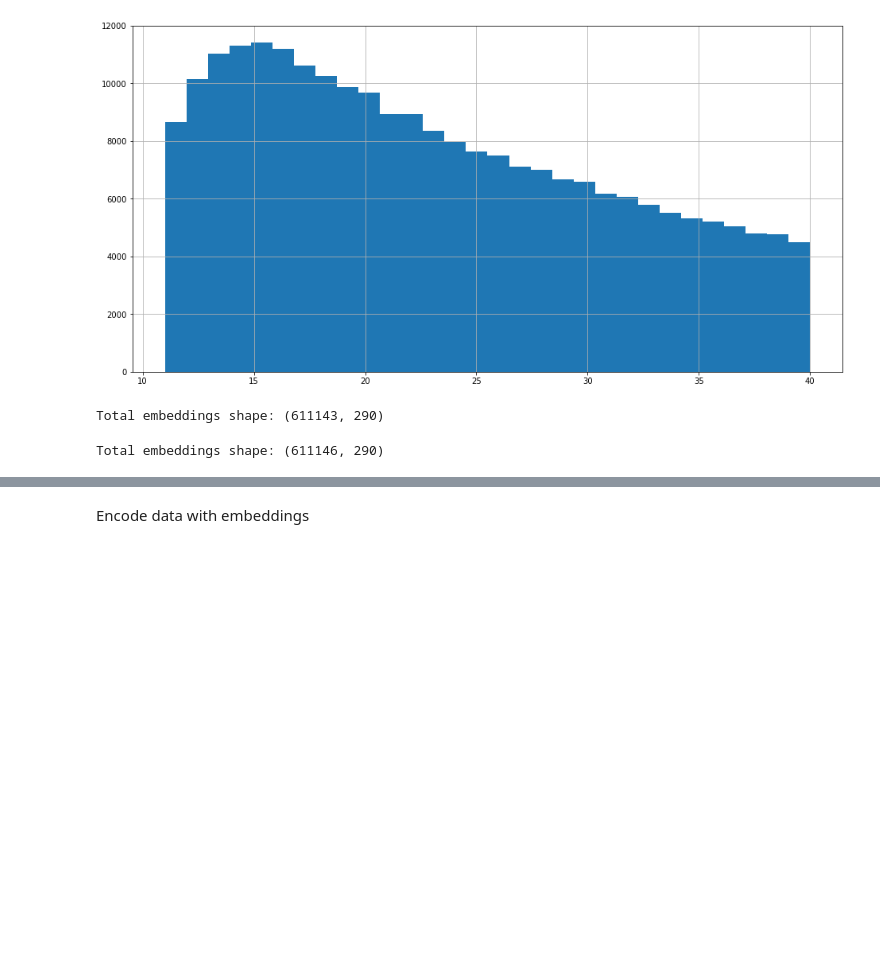
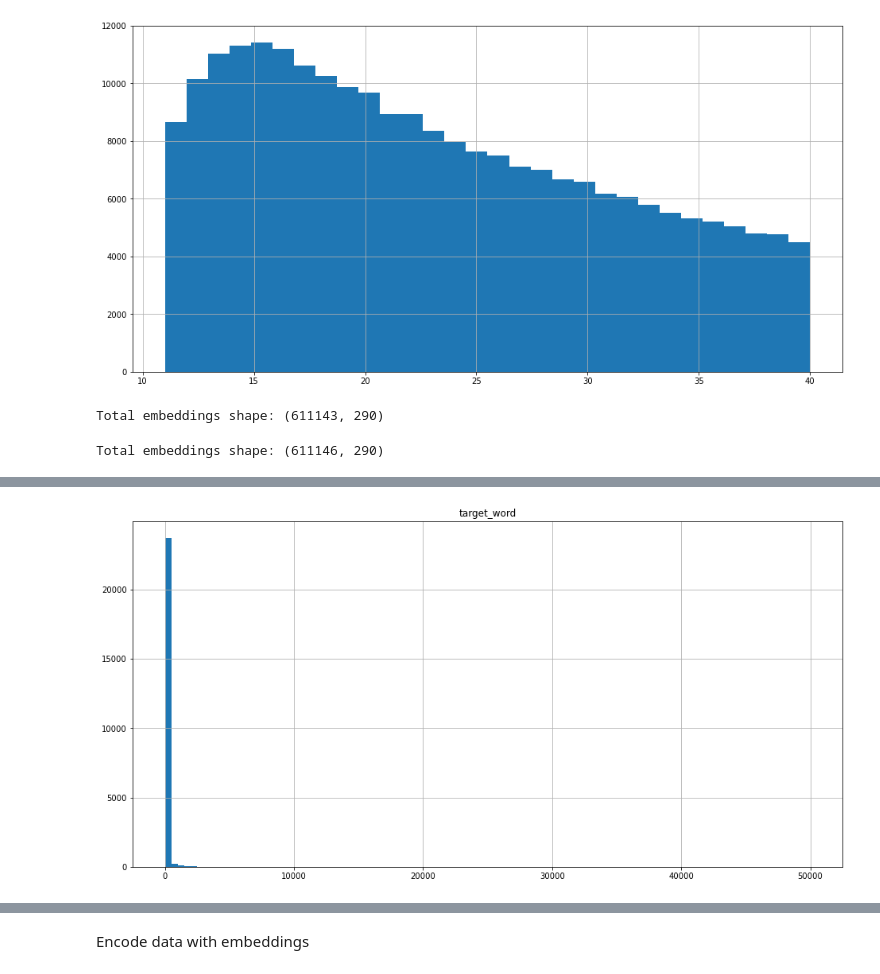
Before and after one commit to MrDVolk/text-generation, a Jupyter notebook: 3. sequential-base-model.ipynb, the cells around one changed output, grey strips where cells are left out. Saved outputs shown, nothing was run; the diff lists cells and outputs as text; code cells hidden in the pictures; blank space fills up the shorter version.

```diff
--- a/3. sequential-base-model.ipynb
+++ b/3. sequential-base-model.ipynb
@@ -187,0 +201,3 @@ clean_seq_reviews_df.describe()
+# %%
+target_words_df = clean_seq_reviews_df['target_word'].value_counts().to_frame()
+target_words_df.head(25)
@@ -187,0 +234,4 @@ clean_seq_reviews_df.describe()
+# %%
+_ = target_words_df.hist(bins=100, figsize=(16,8))
+# %% [output]
+[figure, added]
```
Also changed, not shown: parts of 22 cells of this notebook.
